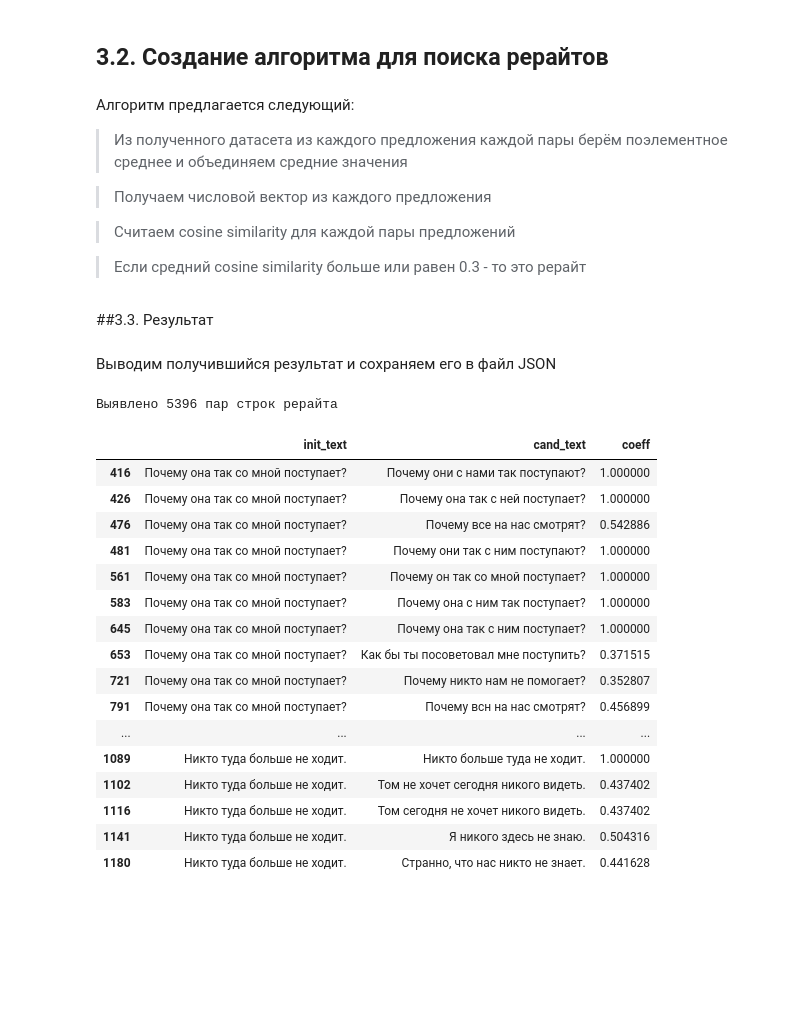
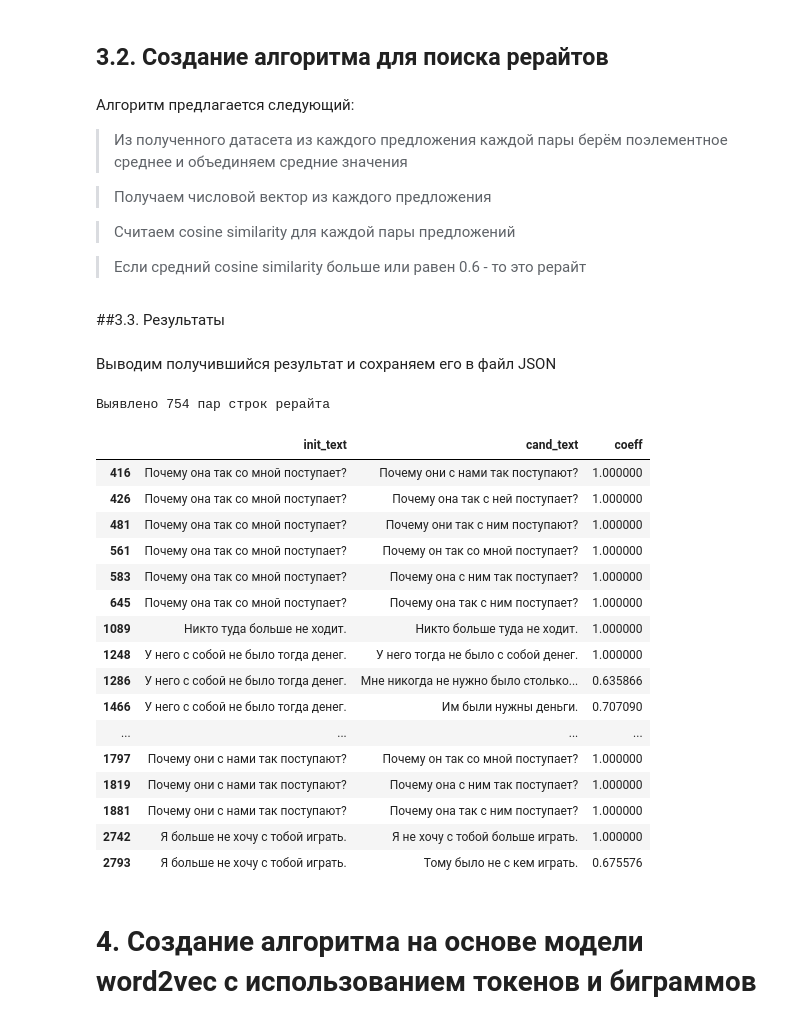
Before and after one commit to mishafoniakov/SberTalentCase_C-2, a Jupyter notebook: SberTalentCase.ipynb, the cells around one changed output. Drawn from its saved outputs; the diff is of its cells as text; code cells hidden in the pictures; blank space fills up the shorter version.

```diff
--- a/SberTalentCase.ipynb
+++ b/SberTalentCase.ipynb
@@ -245,9 +249,9 @@ word_vectors = KeyedVectors.load(fname, mmap='r')
 
 > Считаем cosine similarity для каждой пары предложений
 
-> Если средний cosine similarity больше или равен 0.3 - то это рерайт
+> Если средний cosine similarity больше или равен 0.6 - то это рерайт
 # %%
-class MeanEmbeddingVectorizer(object):
+class EmbeddingVectorizer(object):
     def __init__(self, word2vec):
         self.word2vec = word2vec
         self.dim = word2vec.vectors.shape[1]
@@ -258,11 +262,11 @@ class MeanEmbeddingVectorizer(object):
     def transform(self, X):
         return np.array([
             np.mean([self.word2vec[w] for w in words if w in self.word2vec.key_to_index]
-                    or [np.zeros(self.dim)], axis=0)
-            for words in X
+                or [np.zeros(self.dim)], axis=0)
+        for words in X
         ])
 
-vectorizer = MeanEmbeddingVectorizer(word_vectors)
+vectorizer = EmbeddingVectorizer(word_vectors)
 
 n = sample_cross.shape[0]
 init = sample_cross['init_tokens'].values
@@ -274,31 +278,31 @@ for i in range(n):
     coeff[i] = abs(torch.nn.functional.cosine_similarity(emb_init, emb_cand).item())
 sample_cross['coeff'] = coeff
 # %% [markdown]
-##3.3. Результат
+##3.3. Результаты
 # %% [markdown]
 Выводим получившийся результат и сохраняем его в файл JSON
 # %%
-result = sample_cross.loc[(sample_cross['init_type'] == sample_cross['cand_type']) & (sample_cross['coeff'] >= 0.3)]
-result = result[['init_text', 'cand_text', 'coeff']]
-print(f'Выявлено {result.shape[0]} пар строк рерайта')
-result.head(20)
+algorithm_2 = sample_cross.loc[(sample_cross['init_type'] == sample_cross['cand_type']) & (sample_cross['coeff'] >= 0.6)]
+algorithm_2 = algorithm_2[['init_text', 'cand_text', 'coeff']]
+print(f'Выявлено {algorithm_2.shape[0]} пар строк рерайта')
+algorithm_2.head(20)
 # %% [output]
-Выявлено 5396 пар строк рерайта
+Выявлено 754 пар строк рерайта
 |  | init_text | cand_text | coeff |
 | 416 | Почему она так со мной поступает? | Почему они с нами так поступают? | 1.000000 |
 | 426 | Почему она так со мной поступает? | Почему она так с ней поступает? | 1.000000 |
-| 476 | Почему она так со мной поступает? | Почему все на нас смотрят? | 0.542886 |
 | 481 | Почему она так со мной поступает? | Почему они так с ним поступают? | 1.000000 |
 | 561 | Почему она так со мной поступает? | Почему он так со мной поступает? | 1.000000 |
 | 583 | Почему она так со мной поступает? | Почему она с ним так поступает? | 1.000000 |
 | 645 | Почему она так со мной поступает? | Почему она так с ним поступает? | 1.000000 |
-| 653 | Почему она так со мной поступает? | Как бы ты посоветовал мне поступить? | 0.371515 |
-| 721 | Почему она так со мной поступает? | Почему никто нам не помогает? | 0.352807 |
-| 791 | Почему она так со мной поступает? | Почему всн на нас смотрят? | 0.456899 |
+| 1089 | Никто туда больше не ходит. | Никто больше туда не ходит. | 1.000000 |
+| 1248 | У него с собой не было тогда денег. | У него тогда не было с собой денег. | 1.000000 |
+| 1286 | У него с собой не было тогда денег. | Мне никогда не нужно было столько... | 0.635866 |
+| 1466 | У него с собой не было тогда денег. | Им были нужны деньги. | 0.707090 |
 | ... | ... | ... | ... |
-| 1089 | Никто туда больше не ходит. | Никто больше туда не ходит. | 1.000000 |
-| 1102 | Никто туда больше не ходит. | Том не хочет сегодня никого видеть. | 0.437402 |
-| 1116 | Никто туда больше не ходит. | Том сегодня не хочет никого видеть. | 0.437402 |
-| 1141 | Никто туда больше не ходит. | Я никого здесь не знаю. | 0.504316 |
-| 1180 | Никто туда больше не ходит. | Странно, что нас никто не знает. | 0.441628 |
+| 1797 | Почему они с нами так поступают? | Почему он так со мной поступает? | 1.000000 |
+| 1819 | Почему они с нами так поступают? | Почему она с ним так поступает? | 1.000000 |
+| 1881 | Почему они с нами так поступают? | Почему она так с ним поступает? | 1.000000 |
+| 2742 | Я больше не хочу с тобой играть. | Я не хочу с тобой больше играть. | 1.000000 |
+| 2793 | Я больше не хочу с тобой играть. | Тому было не с кем играть. | 0.675576 |
 # %%
@@ -305,0 +310,2 @@ result.to_json('keyedvectors.json')
+# %% [markdown]
+# 4. Создание алгоритма на основе модели word2vec с использованием токенов и биграммов
```
Also changed, not shown: parts of 31 cells of this notebook.
